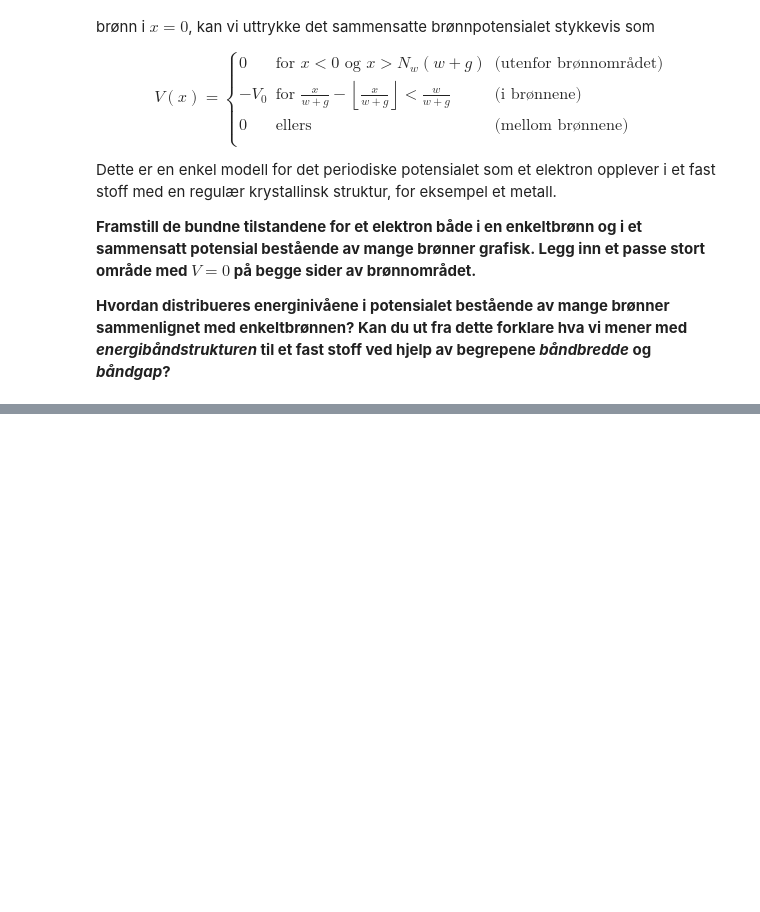
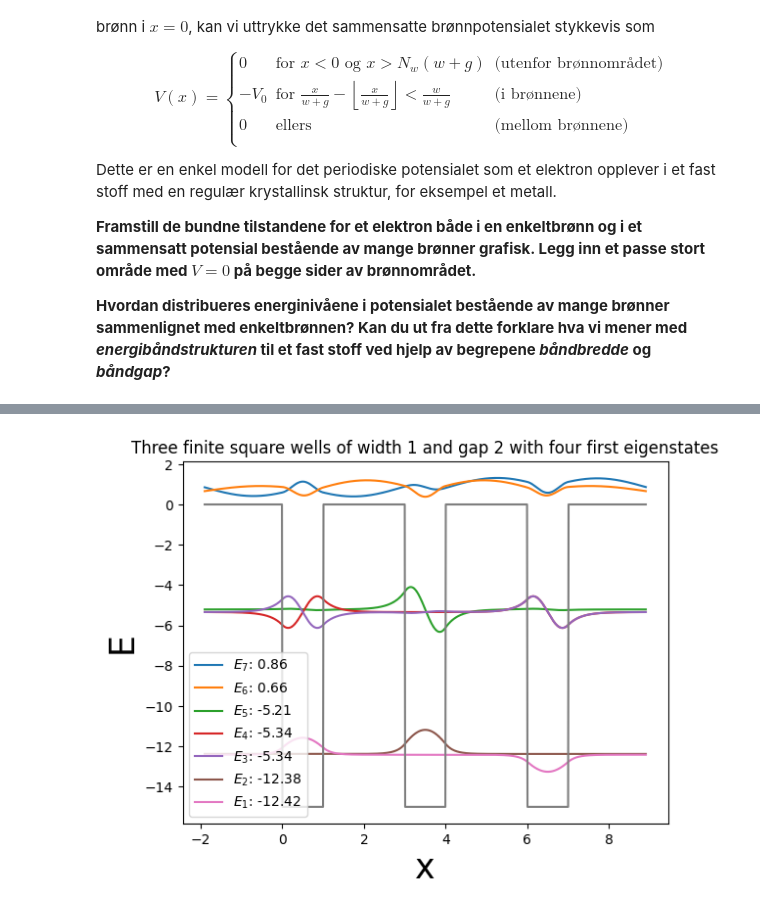
Before and after one commit to sondreklyve/semester3, a Jupyter notebook: Kvante/compex1.ipynb, the cells around one changed output, grey strips where cells are left out. Saved outputs shown, nothing was run; the diff lists cells and outputs as text; code cells hidden in the pictures; blank space fills up the shorter version.

```diff
--- a/Kvante/compex1.ipynb
+++ b/Kvante/compex1.ipynb
@@ -300,0 +339,29 @@ print(Es_method1)
+# %%
+omega = 2 * np.pi
+N = 1000
+w = 1  # Width of well
+g = 2  # Gap between wells
+n = 3  # Numbers of wells
+V0 = 15
+
+x, dx = np.linspace(-1.9, n * (w + g) - g + 1.9, N, retstep=True)  # x-axis, with n wells of with w with gap g
+
+def V_func(x):
+    '''Define potential given position x'''
+    return -V0 * (np.abs(x) <= w)
+
+V = np.piecewise(x, [x < 0, x/(w + g) - np.floor(x/(w + g)) < w/(w + g)], [0, -V0])
+
+w, v = solve_schrodinger(V, dx)
+
+for n in range(7, 0, -1):  # Plot eigenstates
+    plt.plot(x, v[n] + w[n], label=f'$E_{n}$: {w[n]:.2f}')  # Plot wavefunction at corresponding energy state
+
+plt.title('Three finite square wells of width 1 and gap 2 with four first eigenstates')
+plt.plot(x, V)  # Plot potential (finite well)
+plt.legend()
+plt.xlabel('x', fontsize=25)
+plt.ylabel('E', fontsize=25)
+plt.show()
+# %% [output]
+[figure, added]
```
Also changed, not shown: parts of 14 cells of this notebook, 5 other files.
